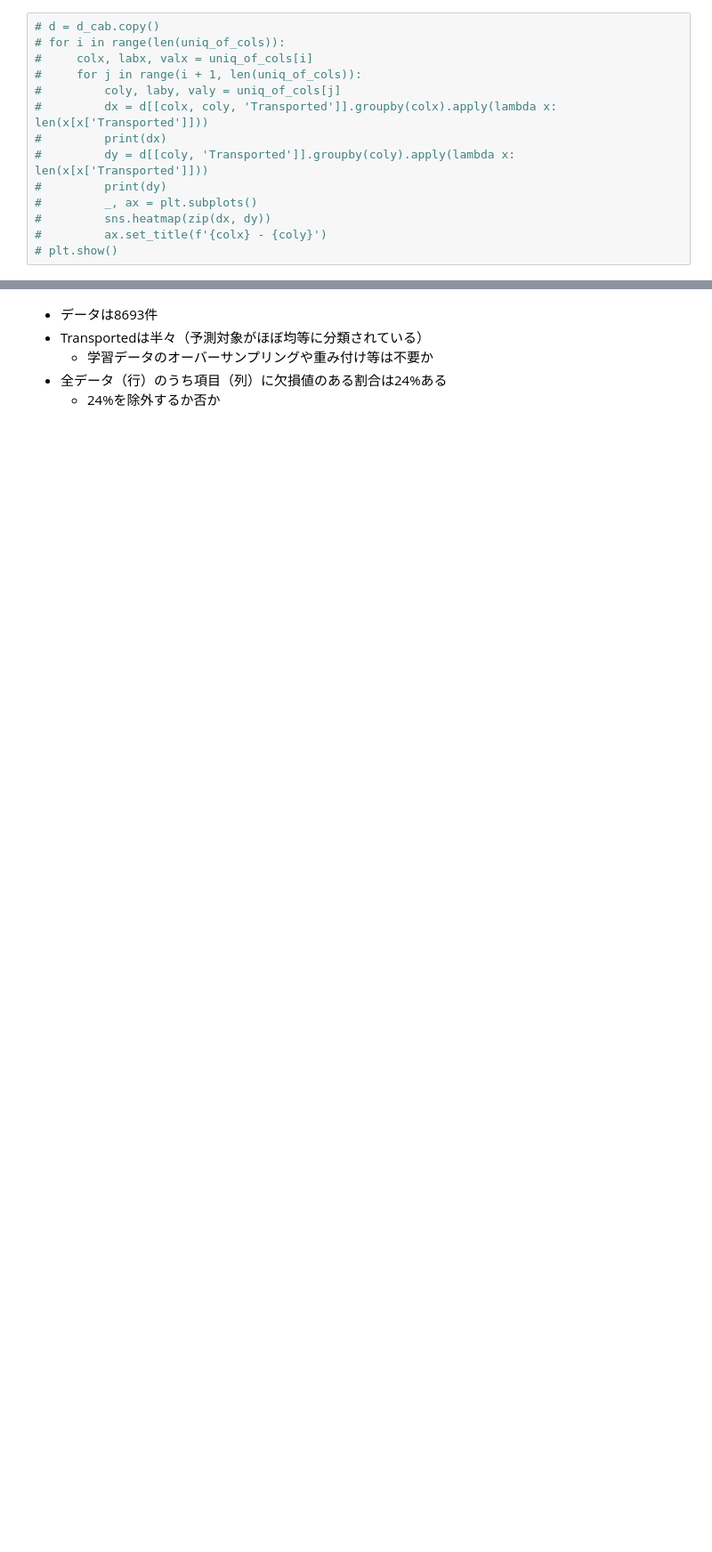
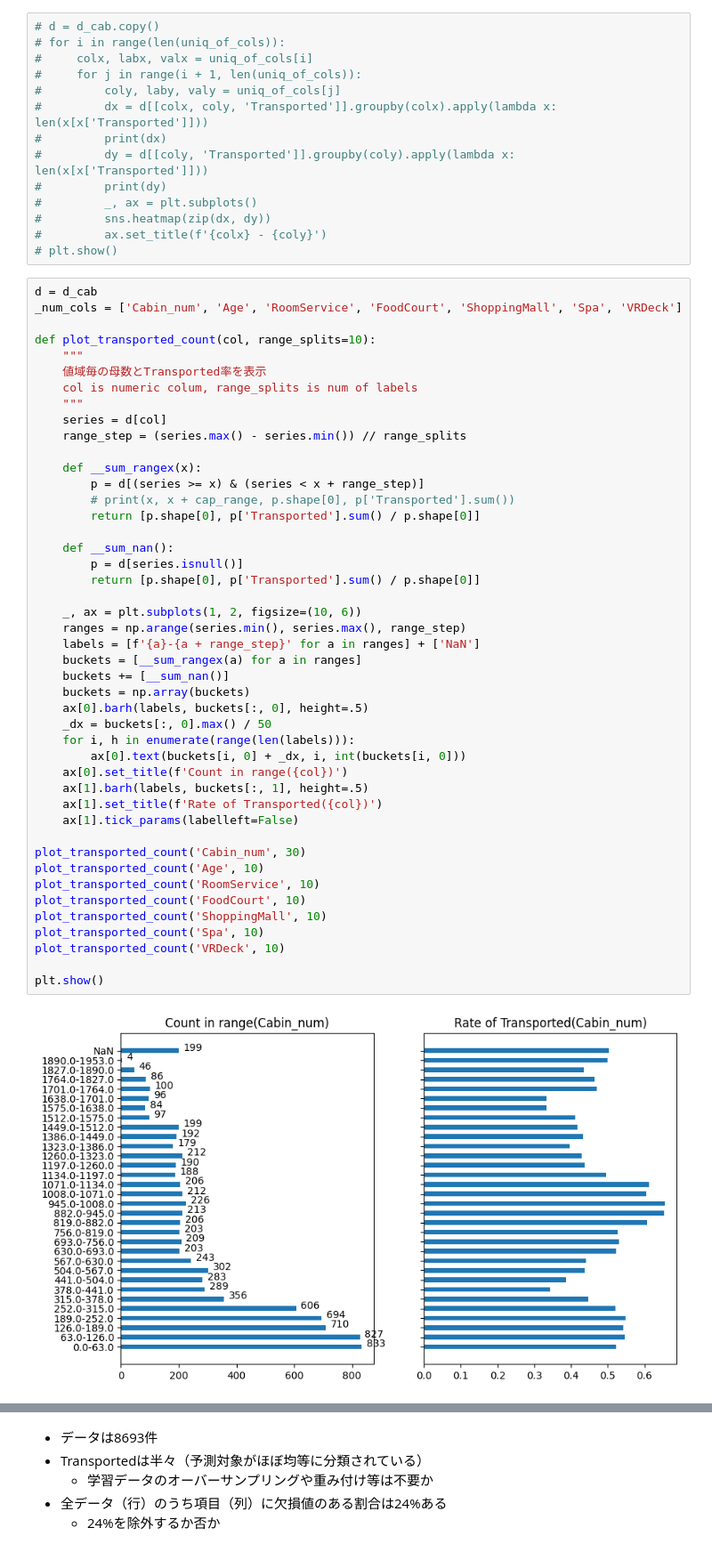
Before and after one commit to h-ueda/kaggle-spaceship-titanic, a Jupyter notebook: spaceship-titanic-prediction.ipynb, the cells around one changed output, grey strips where cells are left out. Shown at 89% size. Saved outputs shown, nothing was run; the diff lists cells and outputs as text; blank space fills up the shorter version.

```diff
--- a/spaceship-titanic-prediction.ipynb
+++ b/spaceship-titanic-prediction.ipynb
@@ -202,3 +211,50 @@ plt.show()
 #         sns.heatmap(zip(dx, dy))
 #         ax.set_title(f'{colx} - {coly}')
 # plt.show()
+# %%
+d = d_cab
+_num_cols = ['Cabin_num', 'Age', 'RoomService', 'FoodCourt', 'ShoppingMall', 'Spa', 'VRDeck']
+
+def plot_transported_count(col, range_splits=10):
+    """
+    値域毎の母数とTransported率を表示
+    col is numeric colum, range_splits is num of labels
+    """
+    series = d[col]
+    range_step = (series.max() - series.min()) // range_splits
+
+    def __sum_rangex(x):
+        p = d[(series >= x) & (series < x + range_step)]
+        # print(x, x + cap_range, p.shape[0], p['Transported'].sum())
+        return [p.shape[0], p['Transported'].sum() / p.shape[0]]
+
+    def __sum_nan():
+        p = d[series.isnull()]
+        return [p.shape[0], p['Transported'].sum() / p.shape[0]]
+
+    _, ax = plt.subplots(1, 2, figsize=(10, 6))
+    ranges = np.arange(series.min(), series.max(), range_step)
+    labels = [f'{a}-{a + range_step}' for a in ranges] + ['NaN']
+    buckets = [__sum_rangex(a) for a in ranges]
+    buckets += [__sum_nan()]
+    buckets = np.array(buckets)
+    ax[0].barh(labels, buckets[:, 0], height=.5)
+    _dx = buckets[:, 0].max() / 50
+    for i, h in enumerate(range(len(labels))):
+        ax[0].text(buckets[i, 0] + _dx, i, int(buckets[i, 0]))
+    ax[0].set_title(f'Count in range({col})')
+    ax[1].barh(labels, buckets[:, 1], height=.5)
+    ax[1].set_title(f'Rate of Transported({col})')
+    ax[1].tick_params(labelleft=False)
+
+plot_transported_count('Cabin_num', 30)
+plot_transported_count('Age', 10)
+plot_transported_count('RoomService', 10)
+plot_transported_count('FoodCourt', 10)
+plot_transported_count('ShoppingMall', 10)
+plot_transported_count('Spa', 10)
+plot_transported_count('VRDeck', 10)
+
+plt.show()
+# %% [output]
+[figure, added]
```
Also changed, not shown: parts of 17 cells of this notebook, 1 other file.
